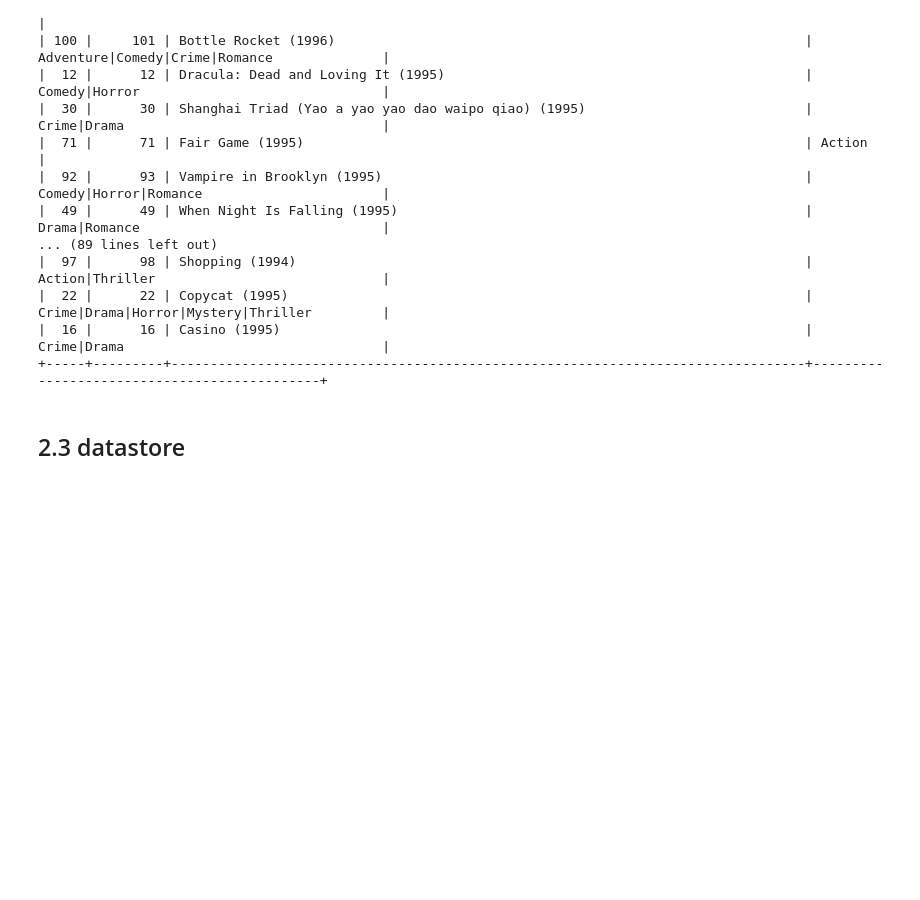
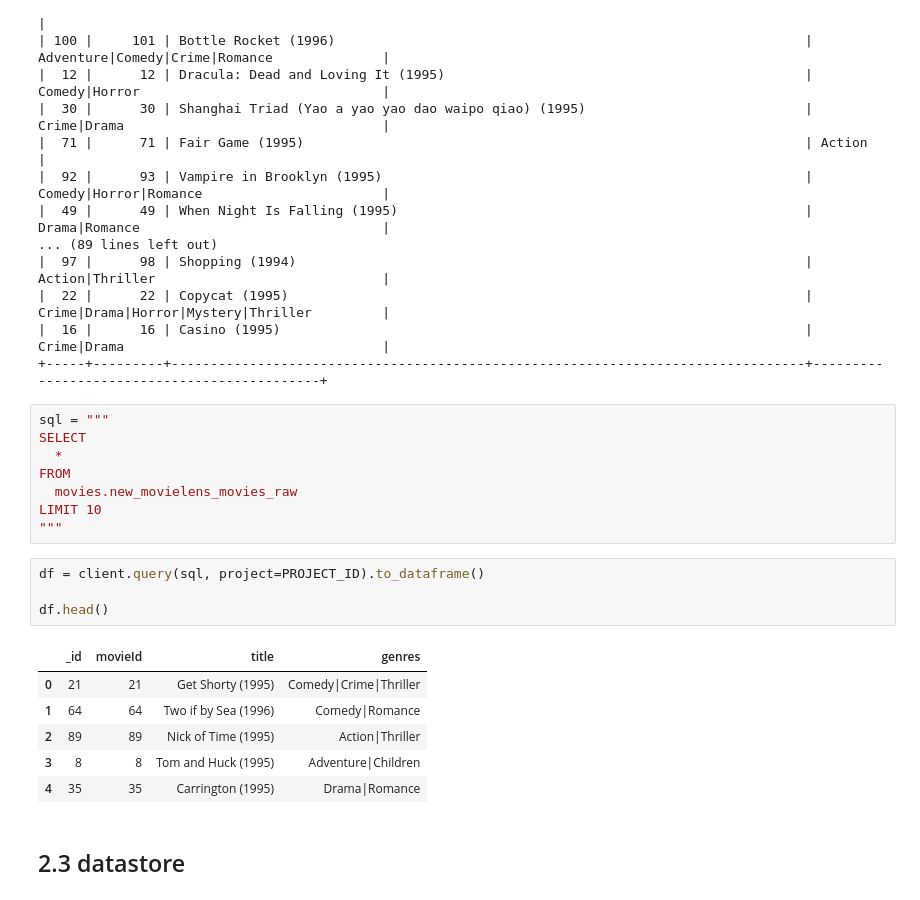
Before and after one commit to infiscap/Gemini, a Jupyter notebook: 02. Intermediate course/10. grounding - private -bigquery.ipynb, the cells around one changed output. Drawn from its saved outputs; the diff is of its cells as text; blank space fills up the shorter version.

```diff
--- a/02. Intermediate course/10. grounding - private -bigquery.ipynb
+++ b/02. Intermediate course/10. grounding - private -bigquery.ipynb
@@ -117,6 +122,25 @@ Waiting on bqjob_r558a712c839adbaa_0000019462e2eb4c_1 ... (1s) Current status: D
 |  22 |      22 | Copycat (1995)                                                                  | Crime|Drama|Horror|Mystery|Thriller         |
 |  16 |      16 | Casino (1995)                                                                   | Crime|Drama                                 |
 +-----+---------+---------------------------------------------------------------------------------+---------------------------------------------+
+# %%
+sql = """
+SELECT
+  *
+FROM
+  movies.new_movielens_movies_raw
+LIMIT 10
+"""
+# %%
+df = client.query(sql, project=PROJECT_ID).to_dataframe()
+
+df.head()
+# %% [output]
+|  | _id | movieId | title | genres |
+| 0 | 21 | 21 | Get Shorty (1995) | Comedy|Crime|Thriller |
+| 1 | 64 | 64 | Two if by Sea (1996) | Comedy|Romance |
+| 2 | 89 | 89 | Nick of Time (1995) | Action|Thriller |
+| 3 | 8 | 8 | Tom and Huck (1995) | Adventure|Children |
+| 4 | 35 | 35 | Carrington (1995) | Drama|Romance |
 # %% [markdown]
 ## 2.3 datastore
 # %% [markdown]
```
Also changed, not shown: parts of 23 cells of this notebook, 5 other files.
